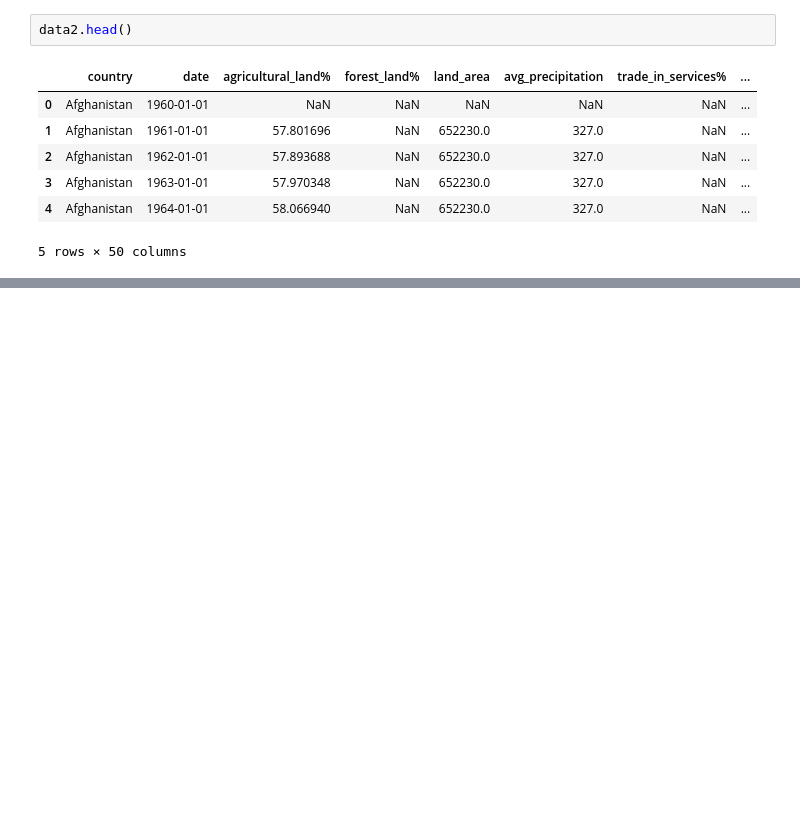
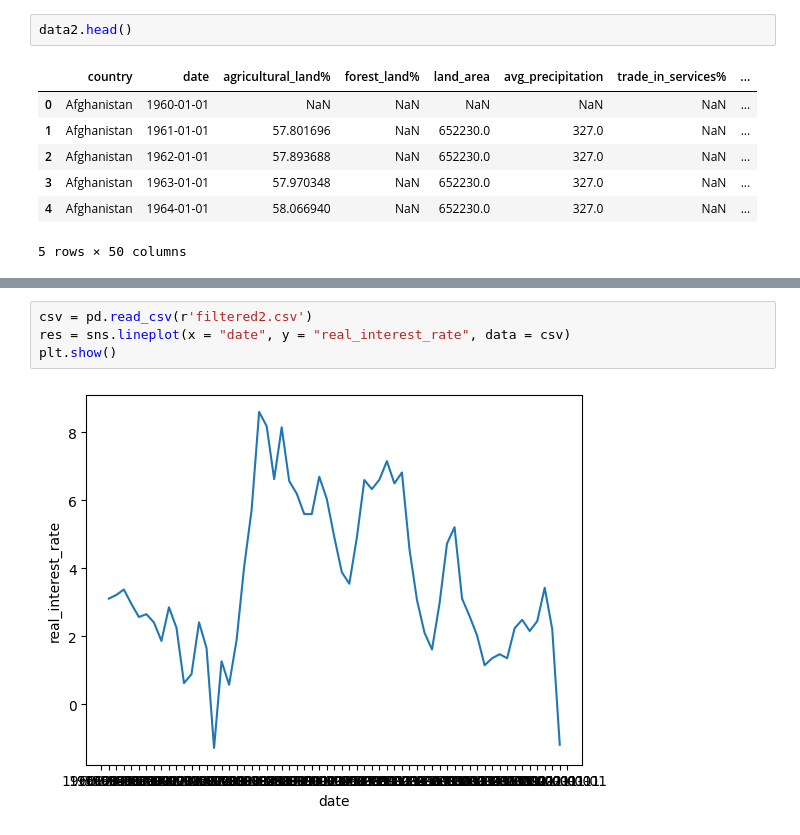
Before and after one commit to tylerchg/Personal-Project, a Jupyter notebook: Code Tests.ipynb, the cells around one changed output, grey strips where cells are left out. Saved outputs shown, nothing was run; the diff lists cells and outputs as text; blank space fills up the shorter version.

```diff
--- a/Code Tests.ipynb
+++ b/Code Tests.ipynb
@@ -142,0 +418,6 @@ data2.head()
+# %%
+csv = pd.read_csv(r'filtered2.csv')
+res = sns.lineplot(x = "date", y = "real_interest_rate", data = csv)
+plt.show()
+# %% [output]
+[figure, added]
```
Also changed, not shown: parts of 29 cells of this notebook, 1 other file.
